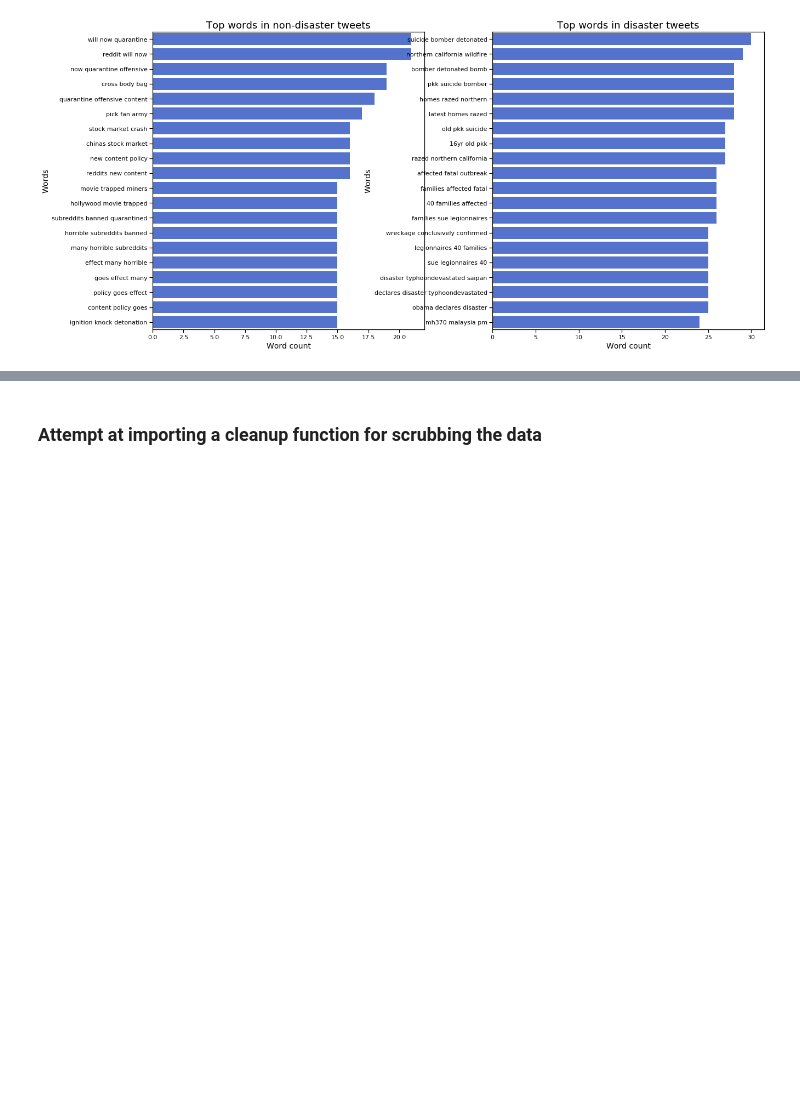
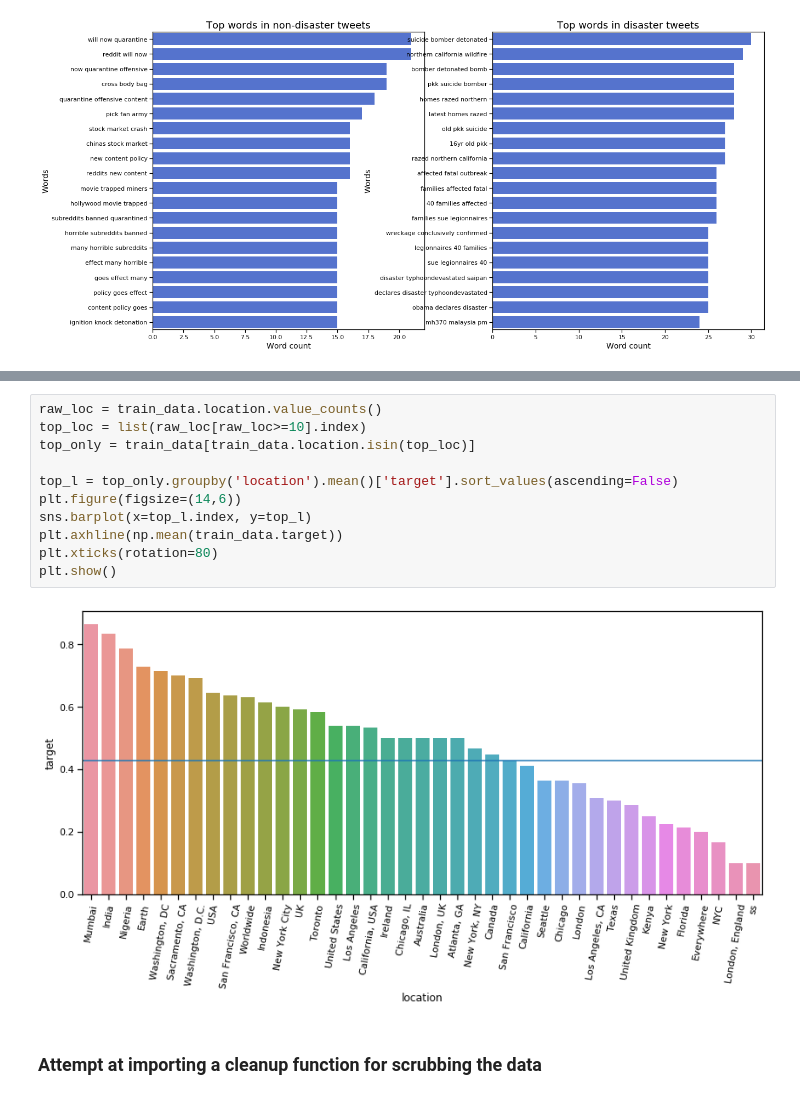
Before and after one commit to mandavatk/AnalyticsFinalProject, a Jupyter notebook: Team2_NLP_Disaster_Tweets.ipynb, the cells around one changed output, grey strips where cells are left out. Saved outputs shown, nothing was run; the diff lists cells and outputs as text; blank space fills up the shorter version.

```diff
--- a/Team2_NLP_Disaster_Tweets.ipynb
+++ b/Team2_NLP_Disaster_Tweets.ipynb
@@ -208,3 +223,16 @@ comparison_plot(sincere_3gram,insincere_3gram,'word','wordcount', 0.25)
+# %%
+raw_loc = train_data.location.value_counts()
+top_loc = list(raw_loc[raw_loc>=10].index)
+top_only = train_data[train_data.location.isin(top_loc)]
+
+top_l = top_only.groupby('location').mean()['target'].sort_values(ascending=False)
+plt.figure(figsize=(14,6))
+sns.barplot(x=top_l.index, y=top_l)
+plt.axhline(np.mean(train_data.target))
+plt.xticks(rotation=80)
+plt.show()
+# %% [output]
+[figure, added]
 # %% [markdown]
 ### Attempt at importing a cleanup function for scrubbing the data
 # %% [markdown]
```
Also changed, not shown: parts of 17 cells of this notebook.
